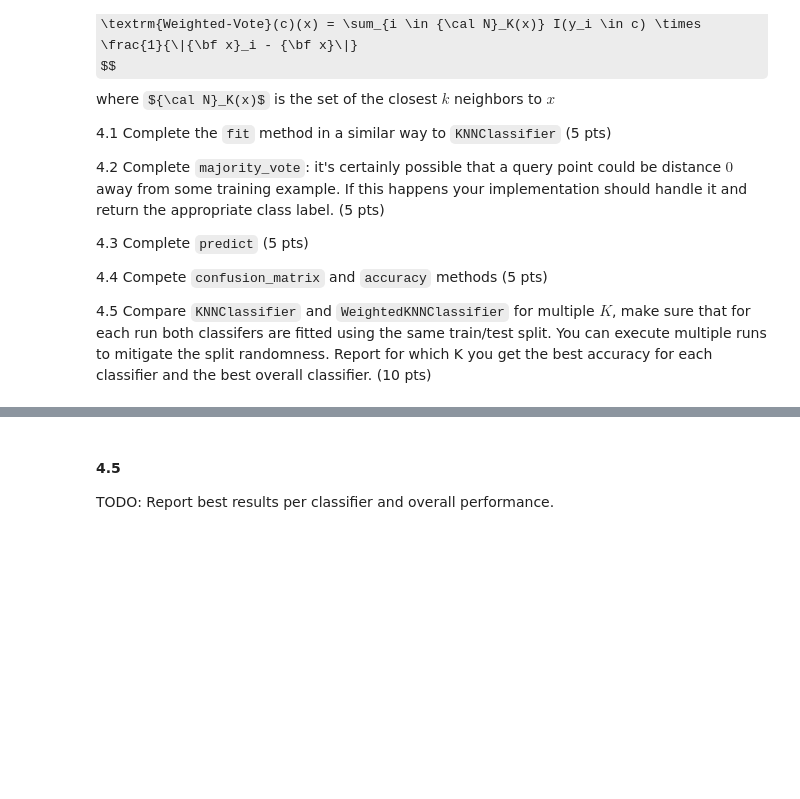
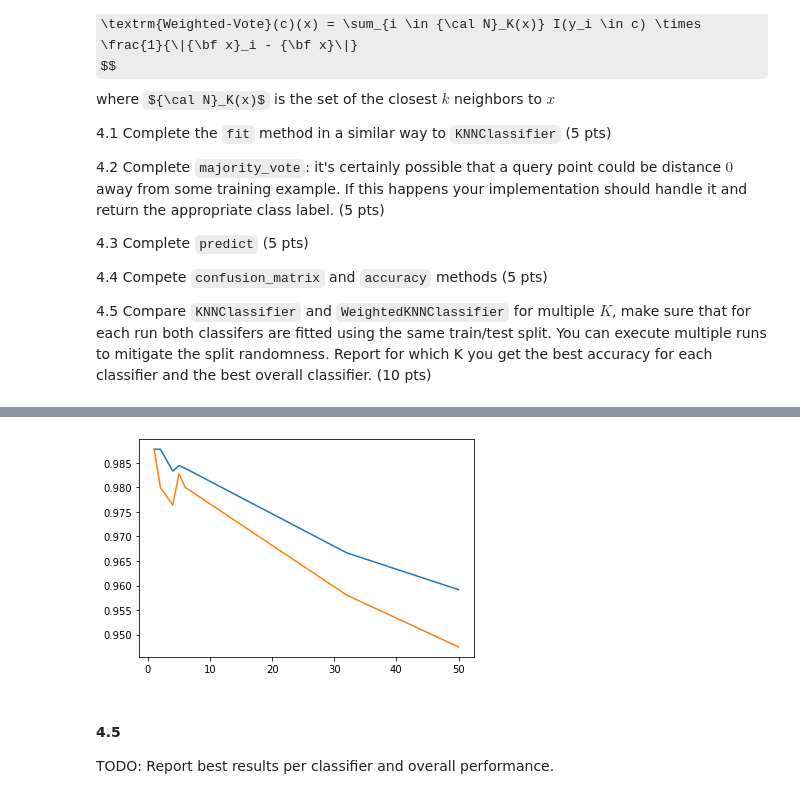
Before and after one commit to alexbook00/CSCI-5622, a Jupyter notebook: Homework/PS1_AlexBook.ipynb, the cells around one changed output, grey strips where cells are left out. Saved outputs shown, nothing was run; the diff lists cells and outputs as text; code cells hidden in the pictures; some formulas as TeX source; blank space fills up the shorter version.

```diff
--- a/Homework/PS1_AlexBook.ipynb
+++ b/Homework/PS1_AlexBook.ipynb
@@ -749,3 +765,9 @@ IndexError: invalid index to scalar variable.
+# %%
+plt.plot(ks, results_weighted.mean(1))
+plt.plot(ks, results_simple.mean(1))
+plt.show()
+# %% [output]
+[figure, added]
 # %% [markdown]
 #### 4.5
 TODO: Report best results per classifier and overall performance.
```
Also changed, not shown: parts of 2 cells of this notebook.
